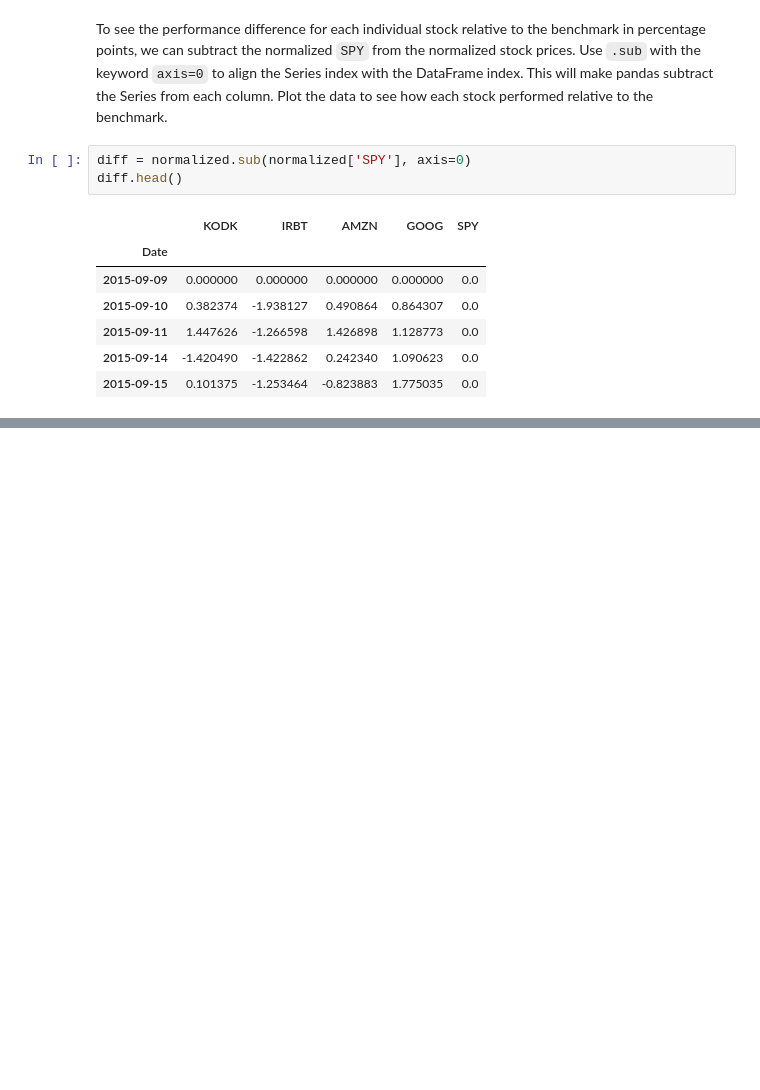
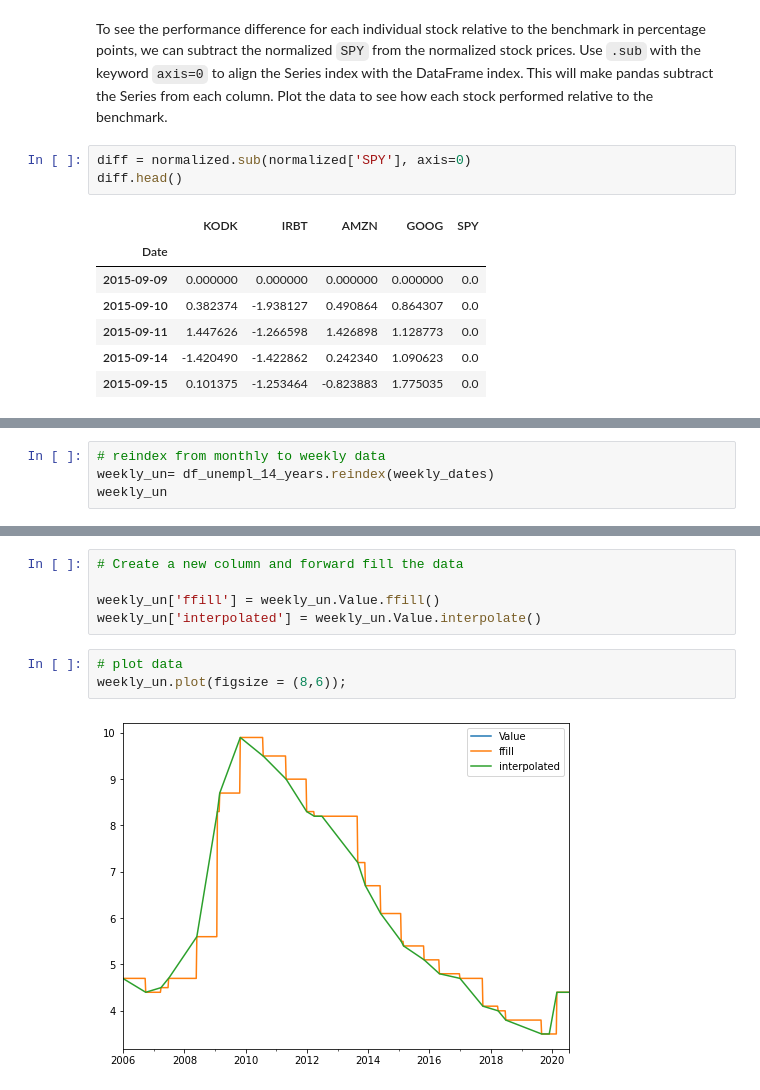
Before and after one commit to GabeMaldonado/JupyterNotebooks, a Jupyter notebook: TimeSeries.ipynb, the cells around one changed output, grey strips where cells are left out. Cells and saved outputs as stored; diff of their text form; blank space fills up the shorter version.

```diff
--- a/TimeSeries.ipynb
+++ b/TimeSeries.ipynb
@@ -731,0 +961,4 @@ diff.plot(title="Stock performance / SPY", figsize = (8,6));
+# %%
+# reindex from monthly to weekly data
+weekly_un= df_unempl_14_years.reindex(weekly_dates)
+weekly_un
@@ -731,0 +991,10 @@ diff.plot(title="Stock performance / SPY", figsize = (8,6));
+# %%
+# Create a new column and forward fill the data
+
+weekly_un['ffill'] = weekly_un.Value.ffill()
+weekly_un['interpolated'] = weekly_un.Value.interpolate()
+# %%
+# plot data
+weekly_un.plot(figsize = (8,6));
+# %% [output]
+[figure, added]
```
Also changed, not shown: parts of 51 cells of this notebook.
